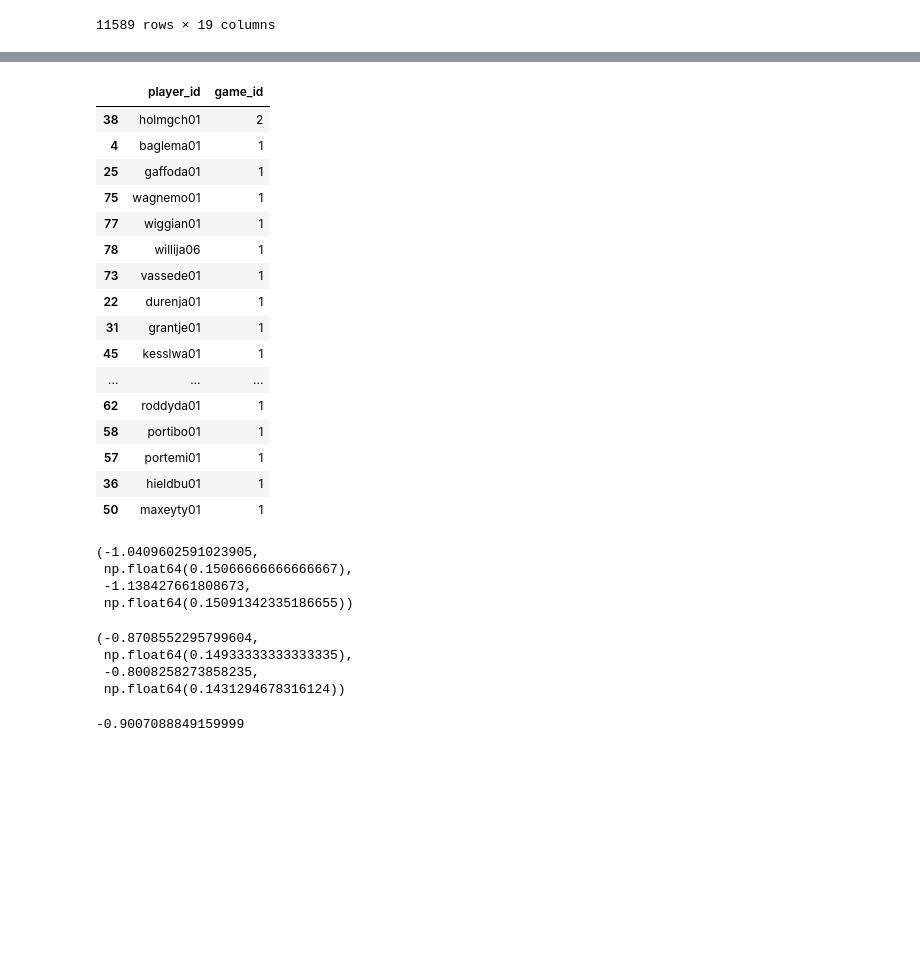
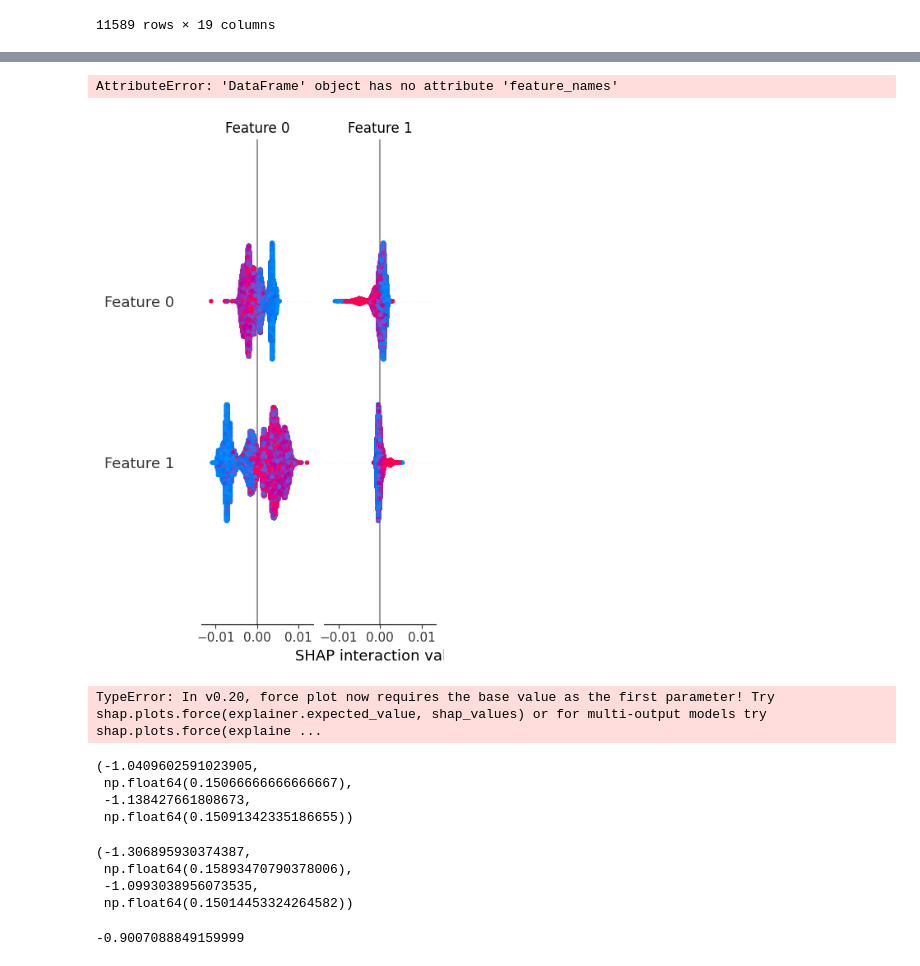
Before and after one commit to martinbog19/LeFirstBasket, a Jupyter notebook: ml/predict_first_basket.ipynb, the cells around one changed output, grey strips where cells are left out. Saved outputs shown, nothing was run; the diff lists cells and outputs as text; code cells hidden in the pictures; blank space fills up the shorter version.

```diff
--- a/ml/predict_first_basket.ipynb
+++ b/ml/predict_first_basket.ipynb
@@ -149,23 +143,22 @@ acc_test = (test.groupby('game_id')['correct'].mean() == 1).mean()
-# %%
-test[test['argmax'] == 1].groupby('player_id')['game_id'].count().reset_index().sort_values('game_id', ascending = False).tail(20)
-# %% [output]
-|  | player_id | game_id |
-| 38 | holmgch01 | 2 |
-| 4 | baglema01 | 1 |
-| 25 | gaffoda01 | 1 |
-| 75 | wagnemo01 | 1 |
-| 77 | wiggian01 | 1 |
-| 78 | willija06 | 1 |
-| 73 | vassede01 | 1 |
-| 22 | durenja01 | 1 |
-| 31 | grantje01 | 1 |
-| 45 | kesslwa01 | 1 |
-| ... | ... | ... |
-| 62 | roddyda01 | 1 |
-| 58 | portibo01 | 1 |
-| 57 | portemi01 | 1 |
-| 36 | hieldbu01 | 1 |
-| 50 | maxeyty01 | 1 |
+# %%
+import shap
+
+explainer = shap.Explainer(model, X_train)
+
+# Compute SHAP values
+shap_values = explainer(X_train)
+
+# Summary plot of SHAP va
+# %% [output]
+AttributeError: 'DataFrame' object has no attribute 'feature_names'
+# %%
+shap.summary_plot(shap_values, X_train)
+# %% [output]
+[figure, added]
+# %%
+shap.plots.force(shap_values[0])
+# %% [output]
+TypeError: In v0.20, force plot now requires the base value as the first parameter! Try shap.plots.force(explainer.expected_value, shap_values) or for multi-output models try shap.plots.force(explaine ...
 # %%
 model = LogisticRegression()
 model.fit(X_train, y_train)
@@ -176,14 +169,14 @@ evaluate(model, X_train, y_train, X_test, y_test, train.copy(), test.copy())
  -1.138427661808673,
  np.float64(0.15091342335186655))
 # %%
-model = LogisticRegression(penalty = 'l1', solver = 'liblinear', C = 0.01)
+model = LogisticRegression(penalty = 'l1', solver = 'liblinear', C = 1000)
 model.fit(X_train, y_train)
 evaluate(model, X_train, y_train, X_test, y_test, train.copy(), test.copy())
 # %% [output]
-(-0.8708552295799604,
- np.float64(0.14933333333333335),
- -0.8008258273858235,
- np.float64(0.1431294678316124))
+(-1.306895930374387,
+ np.float64(0.15893470790378006),
+ -1.0993038956073535,
+ np.float64(0.15014453324264582))
 # %%
 from sklearn.decomposition import PCA
 # %%
```
Also changed, not shown: parts of 3 cells of this notebook, 1 other file.
